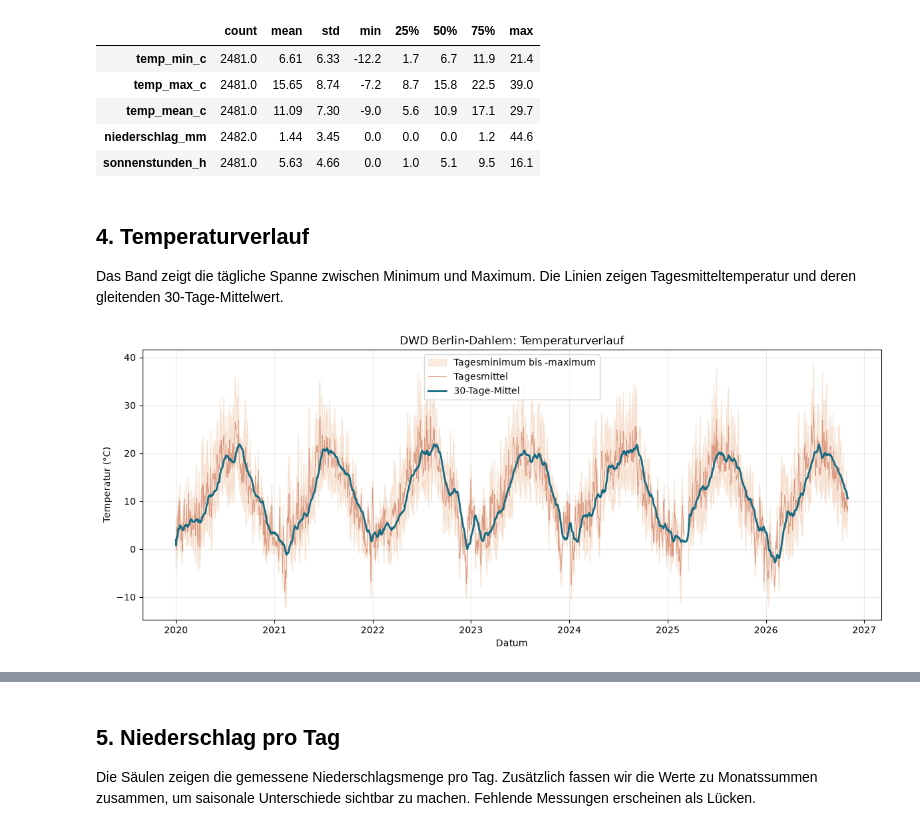
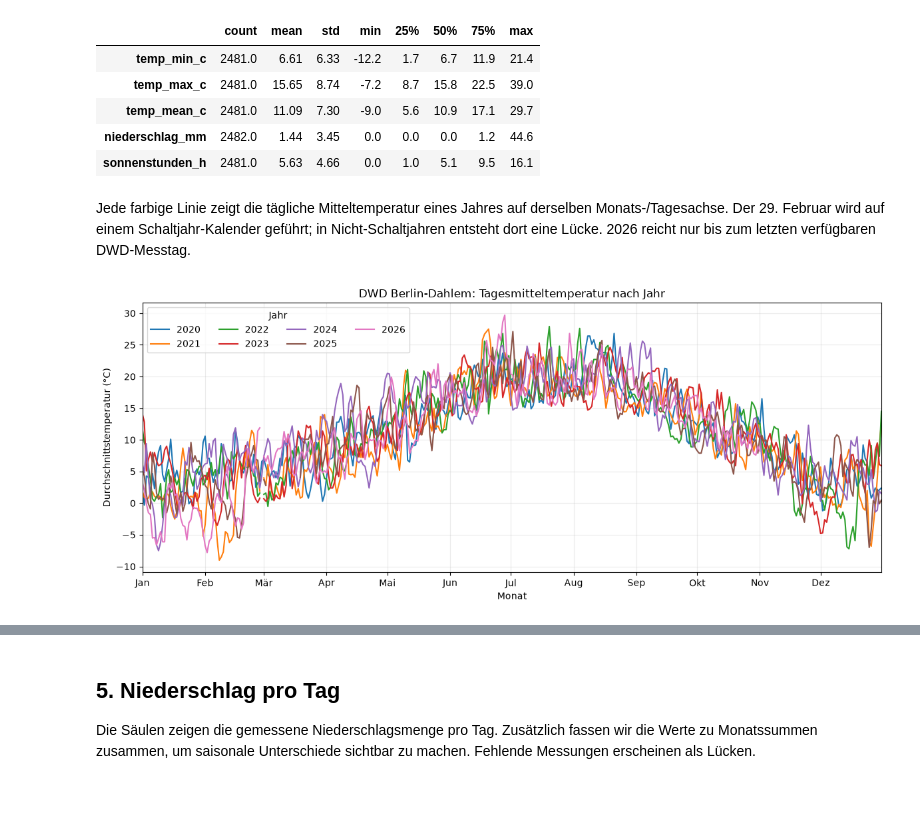
Before and after one commit to ArnLoe/htw_seminar3_jupyter, a Jupyter notebook: dwd_wetteranalyse_berlin.ipynb, the cells around one changed output, grey strips where cells are left out. Drawn from its saved outputs; the diff is of its cells as text; code cells hidden in the pictures; blank space fills up the shorter version.

Commit message:
Wetter-Prognose_4

```diff
--- a/dwd_wetteranalyse_berlin.ipynb
+++ b/dwd_wetteranalyse_berlin.ipynb
@@ -87,21 +107,30 @@ display(wetter.describe().T.round(2))
 | niederschlag_mm | 2482.0 | 1.44 | 3.45 | 0.0 | 0.0 | 0.0 | 1.2 | 44.6 |
 | sonnenstunden_h | 2481.0 | 5.63 | 4.66 | 0.0 | 1.0 | 5.1 | 9.5 | 16.1 |
 # %% [markdown]
-## 4. Temperaturverlauf
-
-Das Band zeigt die tägliche Spanne zwischen Minimum und Maximum. Die Linien zeigen Tagesmitteltemperatur und deren gleitenden 30-Tage-Mittelwert.
+Jede farbige Linie zeigt die tägliche Mitteltemperatur eines Jahres auf derselben Monats-/Tagesachse. Der 29. Februar wird auf einem Schaltjahr-Kalender geführt; in Nicht-Schaltjahren entsteht dort eine Lücke. 2026 reicht nur bis zum letzten verfügbaren DWD-Messtag.
 # %%
-mittel_30_tage = wetter["temp_mean_c"].rolling(30, min_periods=1).mean()
+temperatur_jahresverlauf = wetter[["temp_mean_c"]].copy()
+temperatur_jahresverlauf["jahr"] = temperatur_jahresverlauf.index.year
+temperatur_jahresverlauf["kalendertag"] = pd.to_datetime(
+    "2000-" + temperatur_jahresverlauf.index.strftime("%m-%d")
+).day_of_year
+temperatur_jahresverlauf = temperatur_jahresverlauf.pivot(
+    index="kalendertag", columns="jahr", values="temp_mean_c"
+)
+
 fig, ax = plt.subplots(figsize=(12, 5))
-ax.fill_between(wetter.index, wetter["temp_min_c"], wetter["temp_max_c"], color="#e6a16c", alpha=0.2, label="Tagesminimum bis -maximum")
-ax.plot(wetter.index, wetter["temp_mean_c"], color="#c65f3e", linewidth=0.7, alpha=0.55, label="Tagesmittel")
-ax.plot(wetter.index, mittel_30_tage, color="#176b83", linewidth=2, label="30-Tage-Mittel")
-ax.set_title("DWD Berlin-Dahlem: Temperaturverlauf")
-ax.set_xlabel("Datum")
-ax.set_ylabel("Temperatur (°C)")
-ax.legend()
+for jahr in temperatur_jahresverlauf.columns:
+    ax.plot(temperatur_jahresverlauf.index, temperatur_jahresverlauf[jahr], linewidth=1.5, label=str(jahr))
+
+monat_ticks = pd.date_range("2000-01-01", "2000-12-01", freq="MS")
+ax.set_xticks(monat_ticks.day_of_year, ["Jan", "Feb", "Mär", "Apr", "Mai", "Jun", "Jul", "Aug", "Sep", "Okt", "Nov", "Dez"])
+ax.set_xlim(1, 366)
+ax.set_title("DWD Berlin-Dahlem: Tagesmitteltemperatur nach Jahr")
+ax.set_xlabel("Monat")
+ax.set_ylabel("Durchschnittstemperatur (°C)")
+ax.legend(title="Jahr", ncols=4)
 ax.grid(alpha=0.25)
 fig.tight_layout()
 plt.show()
 # %% [output]
-[figure, old version]
+[figure, new version]
```
Also changed, not shown: parts of 16 cells of this notebook.
